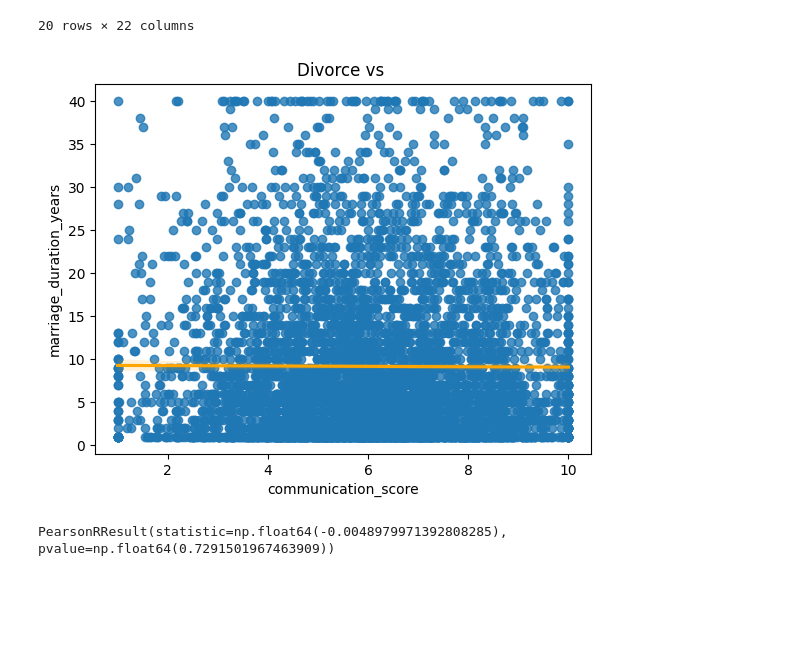
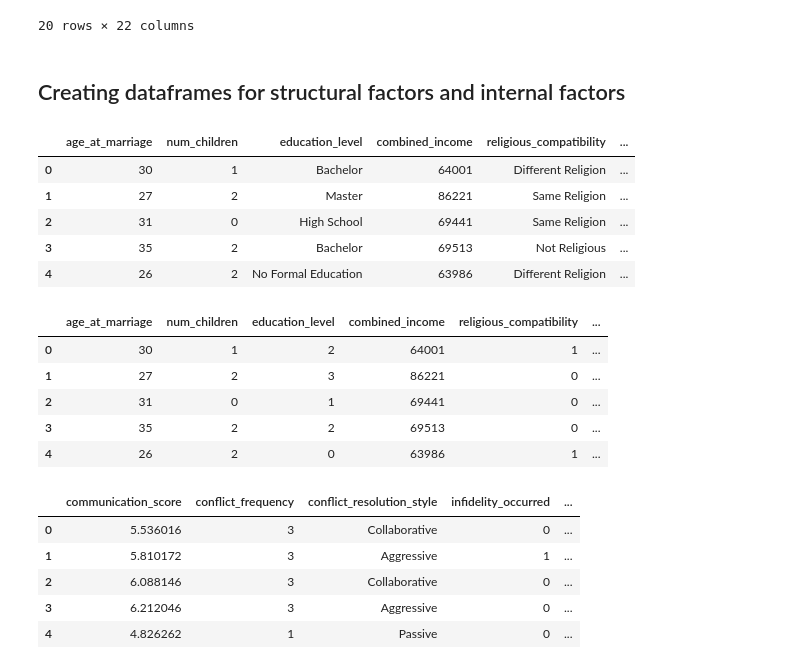
Before and after one commit to rowandama/Divorce-Summative, a Jupyter notebook: evie_test.ipynb, the cells around one changed output. Drawn from its saved outputs; the diff is of its cells as text; code cells hidden in the pictures; blank space fills up the shorter version.

```diff
--- a/evie_test.ipynb
+++ b/evie_test.ipynb
@@ -29,11 +38,2 @@ import matplotlib.pyplot as plt
-# %%
-sns.regplot(data=divorce, x='communication_score', y='marriage_duration_years', line_kws={'color':'orange'})
-plt.title("Divorce vs ")
-plt.show()
-# %% [output]
-[figure, removed]
-# %%
-from scipy.stats import pearsonr
-pearsonr( divorce['marriage_duration_years'], divorce['communication_score'] )
-# %% [output]
-PearsonRResult(statistic=np.float64(-0.0048979971392808285), pvalue=np.float64(0.7291501967463909))
+# %% [markdown]
+## Creating dataframes for structural factors and internal factors
@@ -39,0 +42,41 @@ PearsonRResult(statistic=np.float64(-0.0048979971392808285), pvalue=np.float64(0
+# %%
+# make new df with structural variables
+structural_variables = divorce[['age_at_marriage', 'num_children', 'education_level', 'combined_income', 'religious_compatibility', 'cultural_background_match',
+                        'marriage_type', 'mental_health_issues', 'divorced']].copy()
+
+structural_variables.head()
+# %% [output]
+|  | age_at_marriage | num_children | education_level | combined_income | religious_compatibility | ... |
+| 0 | 30 | 1 | Bachelor | 64001 | Different Religion | ... |
+| 1 | 27 | 2 | Master | 86221 | Same Religion | ... |
+| 2 | 31 | 0 | High School | 69441 | Same Religion | ... |
+| 3 | 35 | 2 | Bachelor | 69513 | Not Religious | ... |
+| 4 | 26 | 2 | No Formal Education | 63986 | Different Religion | ... |
+# %%
+# making categorical variables numeric
+education_mapping = {'No Formal Education': 0, 'High School': 1, 'Bachelor': 2, 'Master': 3, 'PhD': 4}
+structural_variables['education_level'] = structural_variables['education_level'].map(education_mapping)
+religious_mapping = {'Not Religious': 0, 'Same Religion': 0, 'Different Religion': 1}
+structural_variables['religious_compatibility'] = structural_variables['religious_compatibility'].map(religious_mapping)
+marriage_type_mapping = {'Love': 0, 'Arranged': 1}
+structural_variables['marriage_type'] = structural_variables['marriage_type'].map(marriage_type_mapping)
+structural_variables.head()
+# %% [output]
+|  | age_at_marriage | num_children | education_level | combined_income | religious_compatibility | ... |
+| 0 | 30 | 1 | 2 | 64001 | 1 | ... |
+| 1 | 27 | 2 | 3 | 86221 | 0 | ... |
+| 2 | 31 | 0 | 1 | 69441 | 0 | ... |
+| 3 | 35 | 2 | 2 | 69513 | 0 | ... |
+| 4 | 26 | 2 | 0 | 63986 | 1 | ... |
+# %%
+# make new df with internal factors
+internal_factors = divorce[['communication_score', 'conflict_frequency', 'conflict_resolution_style', 'infidelity_occurred', 'counseling_attended', 'social_support',
+                    'pre_marital_cohabitation','domestic_violence_history', 'trust_score', 'divorced']].copy()
+internal_factors.head()
+# %% [output]
+|  | communication_score | conflict_frequency | conflict_resolution_style | infidelity_occurred | ... |
+| 0 | 5.536016 | 3 | Collaborative | 0 | ... |
+| 1 | 5.810172 | 3 | Aggressive | 1 | ... |
+| 2 | 6.088146 | 3 | Collaborative | 0 | ... |
+| 3 | 6.212046 | 3 | Aggressive | 0 | ... |
+| 4 | 4.826262 | 1 | Passive | 0 | ... |
```
Also changed, not shown: parts of 10 cells of this notebook.
